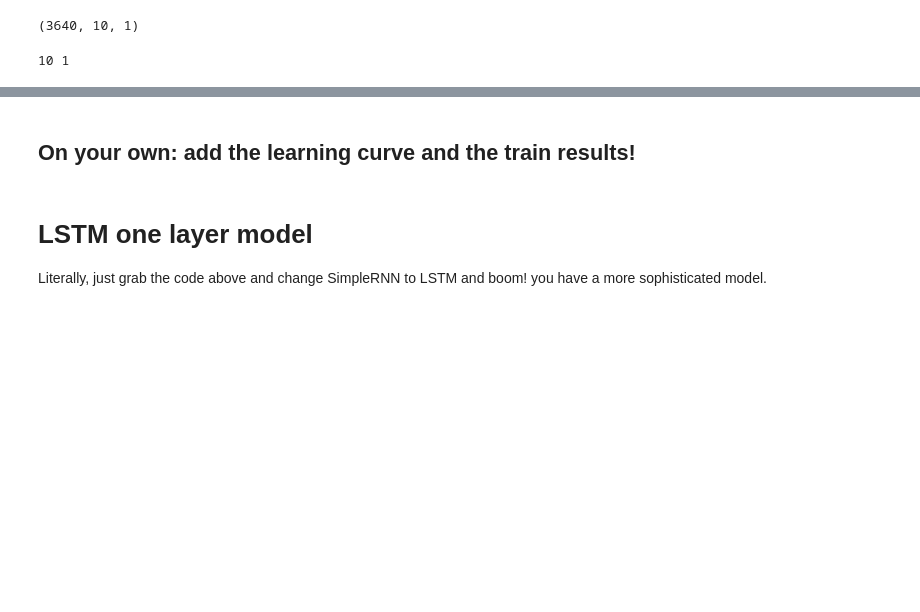
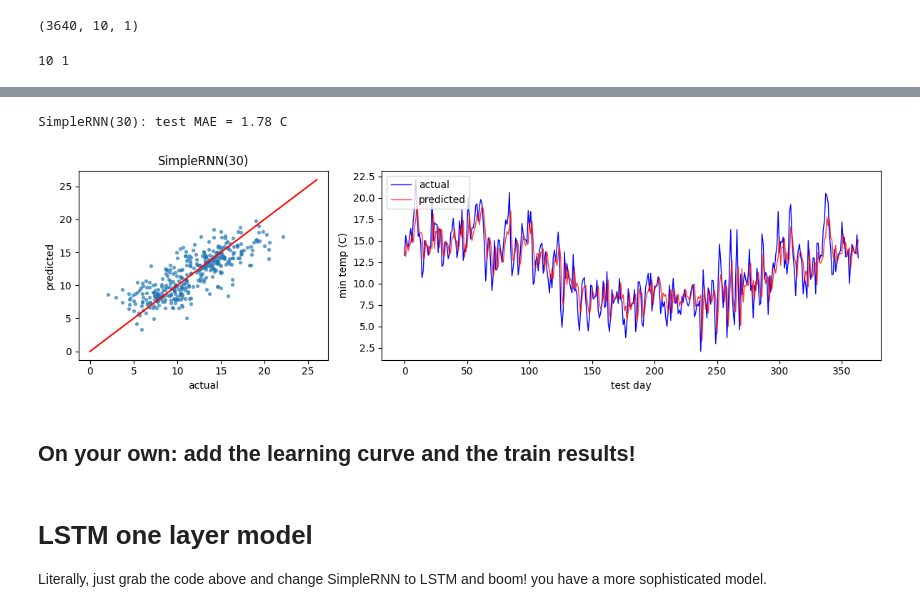
Before and after one commit to drdave-teaching/OPIM5509-notebooks, a Jupyter notebook: Module4/Univariate_Temperature_RNN.ipynb, the cells around one changed output, grey strips where cells are left out. Saved outputs shown, nothing was run; the diff lists cells and outputs as text; code cells hidden in the pictures; blank space fills up the shorter version.

```diff
--- a/Module4/Univariate_Temperature_RNN.ipynb
+++ b/Module4/Univariate_Temperature_RNN.ipynb
@@ -204,3 +201,20 @@ np.float64(16.2)
+# %%
+scores = {}   # model name -> test MAE, filled in as we go
+
+def show_results(name, pred):
+    pred = np.asarray(pred).ravel()
+    mae = mean_absolute_error(y_test, pred)
+    scores[name] = mae
+    print(f"{name}: test MAE = {mae:.2f} C")
+
+    fig, ax = plt.subplots(1, 2, figsize=(12, 3.6), gridspec_kw={"width_ratios": [1, 2]})
+    ax[0].scatter(y_test, pred, s=8, alpha=0.6)
+    ax[0].plot([0, 26], [0, 26], color="red")                     # the 45-degree line: perfect predictions
+    ax[0].set_xlabel("actual"); ax[0].set_ylabel("predicted"); ax[0].set_title(name)
+    ax[1].plot(y_test, color="blue", lw=1, label="actual")
+    ax[1].plot(pred, color="red", lw=1, alpha=0.8, label="predicted")
+    ax[1].set_xlabel("test day"); ax[1].set_ylabel("min temp (C)"); ax[1].legend(loc="upper left")
+    plt.tight_layout(); plt.show()
 # %% [markdown]
 # RNN one layer model
 # %%
@@ -301,3 +282,9 @@ MAE:  1.7847634105891972
+# %%
+pred_rnn = model.predict(X_test, verbose=0)
+show_results("SimpleRNN(30)", pred_rnn)
+# %% [output]
+SimpleRNN(30): test MAE = 1.78 C
+[figure, added]
 # %% [markdown]
 ## On your own: add the learning curve and the train results!
 # %% [markdown]
```
Also changed, not shown: parts of 29 cells of this notebook, 1 other file.
